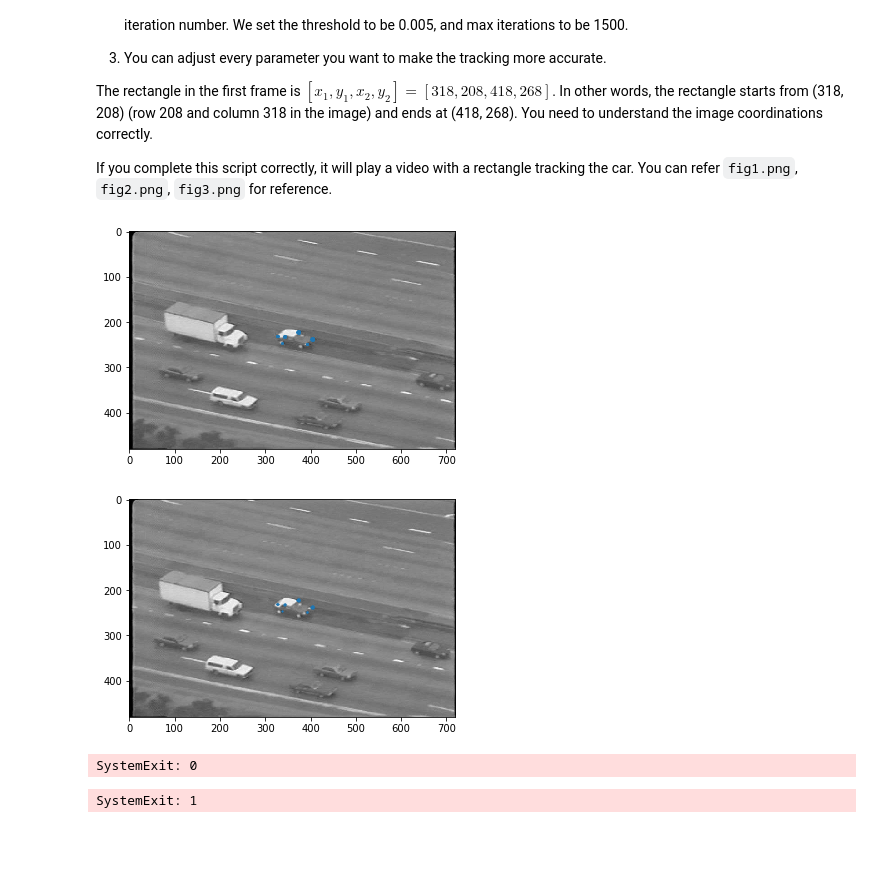
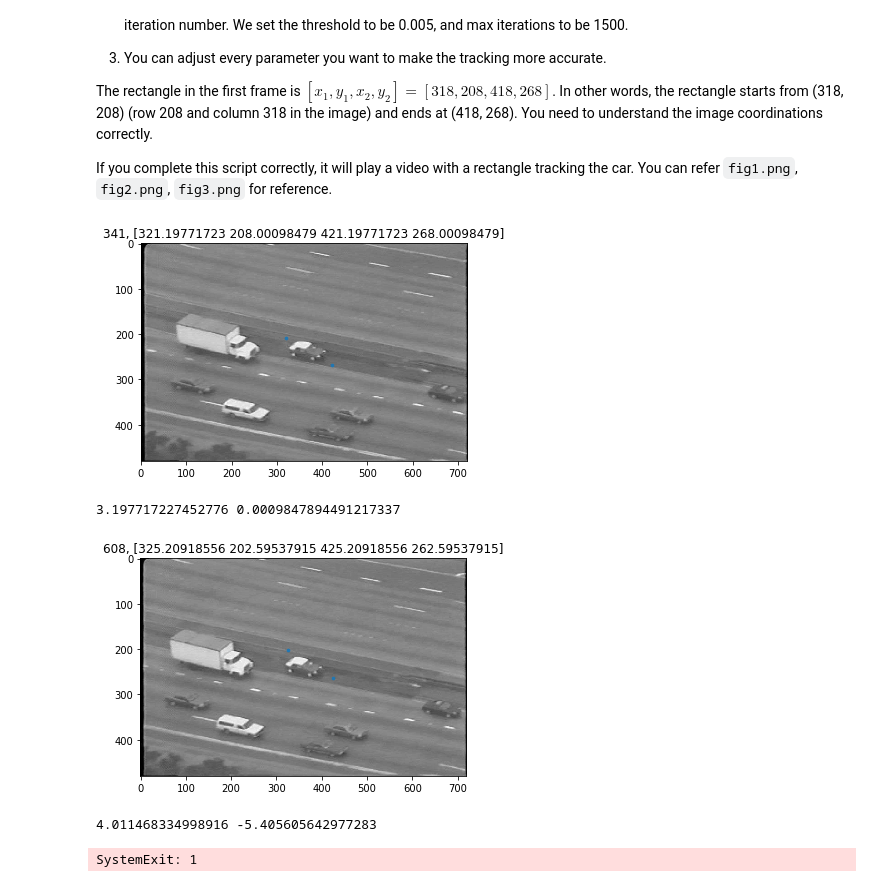
Before and after one commit to shreyas23/cse152, a Jupyter notebook: hw4/hw4.ipynb, the cells around one changed output. Drawn from its saved outputs; the diff is of its cells as text; code cells hidden in the pictures; blank space fills up the shorter version.

```diff
--- a/hw4/hw4.ipynb
+++ b/hw4/hw4.ipynb
@@ -68,7 +68,7 @@ tracking the car. You can refer ``fig1.png``, ``fig2.png``, ``fig3.png`` for ref
 def inbound(pt, rect):
     return (pt[1] >= rect[0] and pt[1] <= rect[2] and pt[0] >= rect[1] and pt[0] <= rect[3])
 
-def Iter_KLT(I_t, I_t_1, rect, max_iter=1500, threshold=0.005):
+def Iter_KLT(I_t, I_t_1, rect, max_iter=1000, threshold=0.005):
     '''
     Input:
         I_t: image frame at time t
@@ -103,57 +103,62 @@ def Iter_KLT(I_t, I_t_1, rect, max_iter=1500, threshold=0.005):
 
         ### You should calculate delta_p in the following codes
 
-        # get harris corners within bounding box in the prev frame
+        # get harris corners within bounding box in I_t, points are (y, x)
+        win_size = 3
+
         I_t = np.float32(I_t)
+        I_t_1 = np.float32(I_t_1)
         It_pts = cv2.cornerHarris(I_t, 5, 5, .04)
 
-        xy = np.where(It_pts > 0.04)
-        xy = np.hstack((xy[0].reshape(-1, 1), xy[1].reshape(-1, 1)))
-        xy = np.array([i for i in xy if inbound(i, rect)])
+        yx = np.where(It_pts > 0.00007)
+        yx = np.hstack((yx[0].reshape(-1, 1), yx[1].reshape(-1, 1)))
+        yx = np.array([i for i in yx if inbound(i, rect_new)])
+        yx = np.hstack((yx, np.ones((len(yx), 1)))).astype(int)
 
-        plt.imshow(I_t, 'gray')
-        plt.scatter(xy[:, 1], xy[:, 0], s=3)
-        plt.show()
+        I_t_feats = np.array([I_t[y, x] for y, x, _ in yx])
 
-        I_t_feats = np.array([I_t[i, j] for i, j in xy])
+        if len(yx) == 0:
+            r = rect_new.reshape(2, 2)
+            plt.imshow(I_t, 'gray')
+            plt.title(f"{iters}, {rect_new}")
+            plt.scatter(r[:, 0], r[:, 1], s=7)
+            plt.show()
+            assert len(yx) != 0
 
-        o = np.ones((len(xy), 1))
-        xy = np.hstack((xy, o))
+        # create warping matrix (translation)
+        W = np.array([[1, 0, -v],
+                      [0, 1, u]])
 
-        W = np.array([[1, 0, u],
-                      [0, 1, v]])
-        xy_t = np.dot(xy, W.T).astype(int)
+        # translate I_t feature coordinates by u, v
+        yx_t = np.dot(yx, W.T).astype(int)
 
-        I_t_1_feats = np.array([I_t_1[i, j] for i, j in xy_t])
+        # retrieve features from image
+        I_t_1_feats = np.array([I_t_1[y, x] for y, x in yx_t])
 
-        plt.imshow(I_t_1, 'gray')
-        plt.scatter(xy_t[:, 1], xy_t[:, 0], s=1)
-        plt.show()
+        # retrieve gradients from within bounding box
+        Ix_t = np.array([Ix[y, x] for y, x in yx_t]).flatten()
+        Iy_t = np.array([Iy[y, x] for y, x in yx_t]).flatten()
 
-        sys.exit(0)
+        G = np.array([Ix_t, Iy_t])
+        H = np.dot(G, G.T)
+        H_inv = np.linalg.inv(H)
+        err = I_t_1_feats - I_t_feats
 
-        Ix_t = np.array([Ix[i, j] for i, j in xy_t])
-        Iy_t = np.array([Iy[i, j] for i, j in xy_t])
-
-        H_inv = np.linalg.inv(np.array([
-            [np.square(Ix_t).sum(), (Ix_t * Iy_t).sum()],
-            [(Ix_t * Iy_t).sum(), np.square(Ix_t).sum()]
-        ]))
-        err = (I_t_feats - I_t_1_feats).reshape(-1, 1)
-        A_t = np.array(list(zip(Ix_t, Iy_t))).T
-
-        delta_p = np.squeeze(np.dot(H_inv, np.dot(A_t, err)))
+        delta_p = np.dot(H_inv, np.dot(G, err.flatten()))
         ### YOUR CODE ENDS
 
         u = u + delta_p[0]
         v = v + delta_p[1]
         delta_p_length = np.linalg.norm(delta_p)
-        print(delta_p_length)
         rect_new = np.array([rect[0]+u, rect[1]+v, rect[2]+u, rect[3]+v])
         iters += 1
 
-#         sys.exit(0)
-
+    r = rect_new.reshape(2, 2)
+    plt.imshow(I_t, 'gray')
+    plt.title(f"{iters}, {rect_new}")
+    plt.scatter(r[:, 0], r[:, 1], s=7)
+    plt.show()
+    print(u, v)
 
     return rect_new
 
@@ -162,38 +167,37 @@ cap = cv2.VideoCapture("test.avi")
 # Initialized tracking rectangle of the car
 rect = np.array([318, 208, 418, 268])
 
 ret, old_frame = cap.read()
 old_frame_gray = cv2.cvtColor(old_frame, cv2.COLOR_BGR2GRAY)/255.
 
 # A mask to draw the tracking rectangle for initialization
 mask = np.zeros_like(old_frame)
 mask = cv2.rectangle(mask, (rect[0], rect[1]), (rect[2], rect[3]), color=(0, 0, 255))
 img = cv2.add(old_frame, mask)
 cv2.imshow('frame',img)
 cv2.waitKey(30) & 0xff
 
 while(1):
     # read video and turn it to grayscale using opencv
     ret,frame = cap.read()
     if ret is True:
         cur_frame_gray = cv2.cvtColor(frame, cv2.COLOR_BGR2GRAY)/255.
     else:
         break
 
     rect_new = Iter_KLT(old_frame_gray, cur_frame_gray, rect)
-    print(rect_new)
-    sys.exit(0)
     # update old frame and tracking rectangle
     old_frame_gray = cur_frame_gray.copy()
     rect = rect_new.copy()
 
 cv2.destroyWindow('frame')
 cv2.waitKey(1)
 cap.release()
 # %% [output]
-[figure, old version]
+[figure, new version]
+3.197717227452776 0.0009847894491217337
-[figure, old version]
+[figure, new version]
-SystemExit: 0
+4.011468334998916 -5.405605642977283
 # %%
         HARRIS_THRESH = 0.04
         I_t = I_t * 255
```
Also changed, not shown: parts of 1 cell of this notebook.
